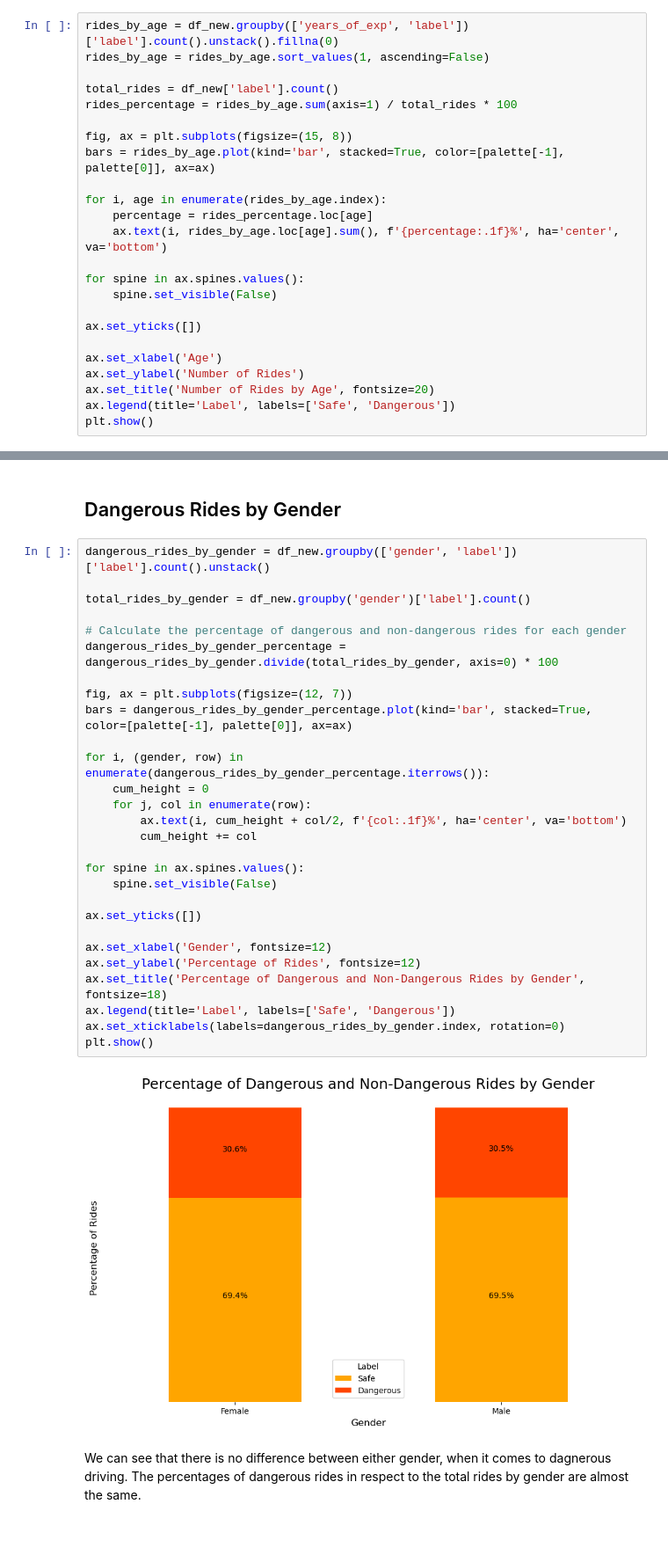
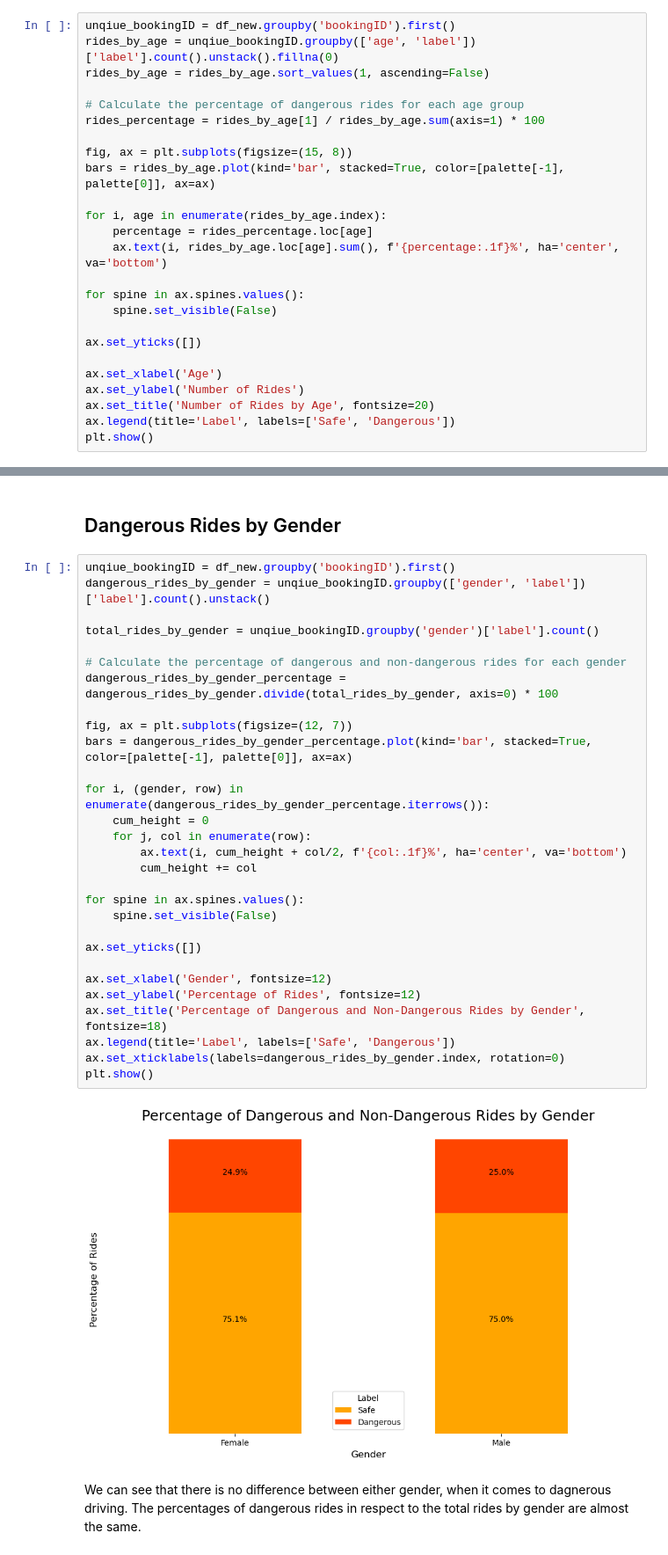
Before and after one commit to errnasty/Cab-Data-Analysis, a Jupyter notebook: EDA.ipynb, the cells around one changed output, grey strips where cells are left out. Shown at 88% size. Cells and saved outputs as stored; diff of their text form.

```diff
--- a/EDA.ipynb
+++ b/EDA.ipynb
@@ -464,11 +432,12 @@ df_new
 # %% [markdown]
 ## Amount of dangerous rides by age
 # %%
-rides_by_age = df_new.groupby(['years_of_exp', 'label'])['label'].count().unstack().fillna(0)
+unqiue_bookingID = df_new.groupby('bookingID').first()
+rides_by_age = unqiue_bookingID.groupby(['age', 'label'])['label'].count().unstack().fillna(0)
 rides_by_age = rides_by_age.sort_values(1, ascending=False)
 
-total_rides = df_new['label'].count()
-rides_percentage = rides_by_age.sum(axis=1) / total_rides * 100
+# Calculate the percentage of dangerous rides for each age group
+rides_percentage = rides_by_age[1] / rides_by_age.sum(axis=1) * 100
 
 fig, ax = plt.subplots(figsize=(15, 8))
 bars = rides_by_age.plot(kind='bar', stacked=True, color=[palette[-1], palette[0]], ax=ax)
@@ -605,35 +574,36 @@ We can see that most dangerous rides are in the low risk category, with the aver
 # %% [markdown]
 ## Dangerous Rides by Gender
 # %%
-dangerous_rides_by_gender = df_new.groupby(['gender', 'label'])['label'].count().unstack()
+unqiue_bookingID = df_new.groupby('bookingID').first()
+dangerous_rides_by_gender = unqiue_bookingID.groupby(['gender', 'label'])['label'].count().unstack()
 
-total_rides_by_gender = df_new.groupby('gender')['label'].count()
+total_rides_by_gender = unqiue_bookingID.groupby('gender')['label'].count()
 
 # Calculate the percentage of dangerous and non-dangerous rides for each gender
 dangerous_rides_by_gender_percentage = dangerous_rides_by_gender.divide(total_rides_by_gender, axis=0) * 100
 
 fig, ax = plt.subplots(figsize=(12, 7))
 bars = dangerous_rides_by_gender_percentage.plot(kind='bar', stacked=True, color=[palette[-1], palette[0]], ax=ax)
 
 for i, (gender, row) in enumerate(dangerous_rides_by_gender_percentage.iterrows()):
     cum_height = 0
     for j, col in enumerate(row):
         ax.text(i, cum_height + col/2, f'{col:.1f}%', ha='center', va='bottom')
         cum_height += col
 
 for spine in ax.spines.values():
     spine.set_visible(False)
 
 ax.set_yticks([])
 
 ax.set_xlabel('Gender', fontsize=12)
 ax.set_ylabel('Percentage of Rides', fontsize=12)
 ax.set_title('Percentage of Dangerous and Non-Dangerous Rides by Gender', fontsize=18)
 ax.legend(title='Label', labels=['Safe', 'Dangerous'])
 ax.set_xticklabels(labels=dangerous_rides_by_gender.index, rotation=0)
 plt.show()
 # %% [output]
-[figure, old version]
+[figure, new version]
 # %% [markdown]
 We can see that there is no difference between either gender, when it comes to dagnerous driving. The percentages of dangerous rides in respect to the total rides by gender are almost the same.
 # %% [markdown]
```
Also changed, not shown: parts of 9 cells of this notebook.
